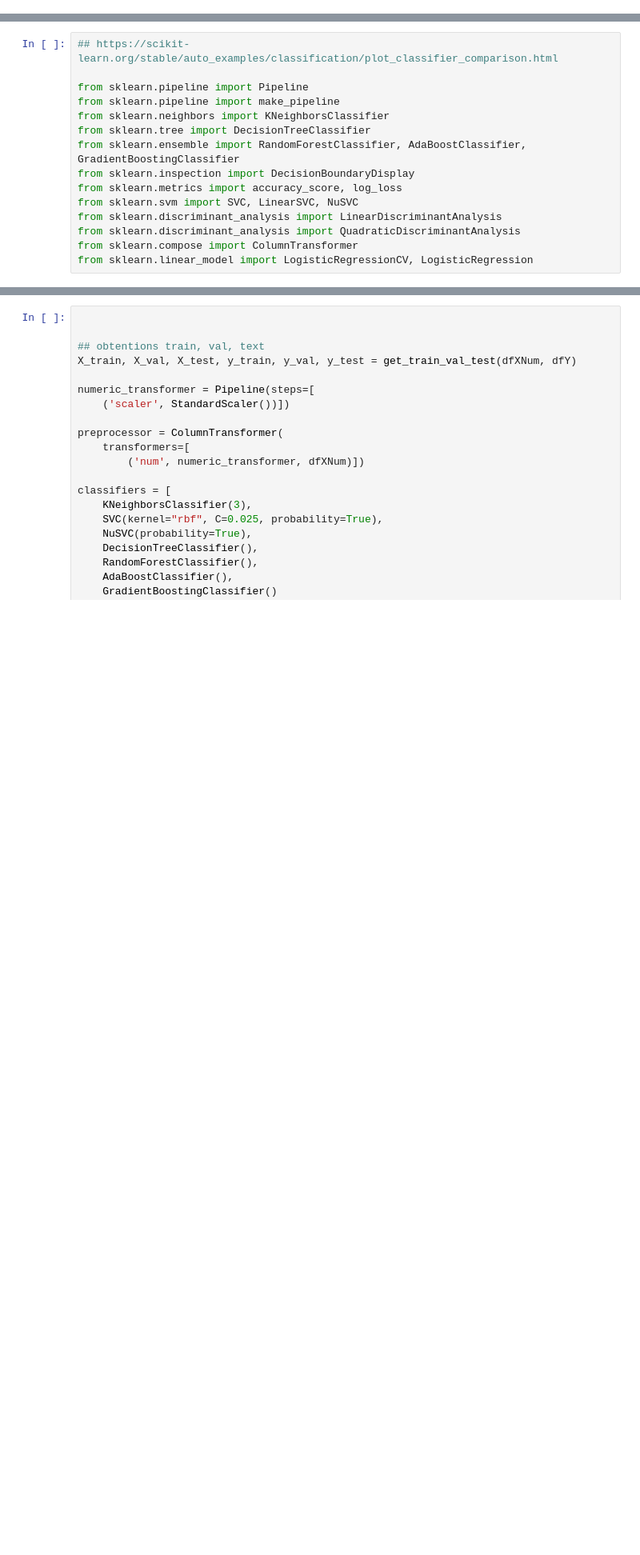
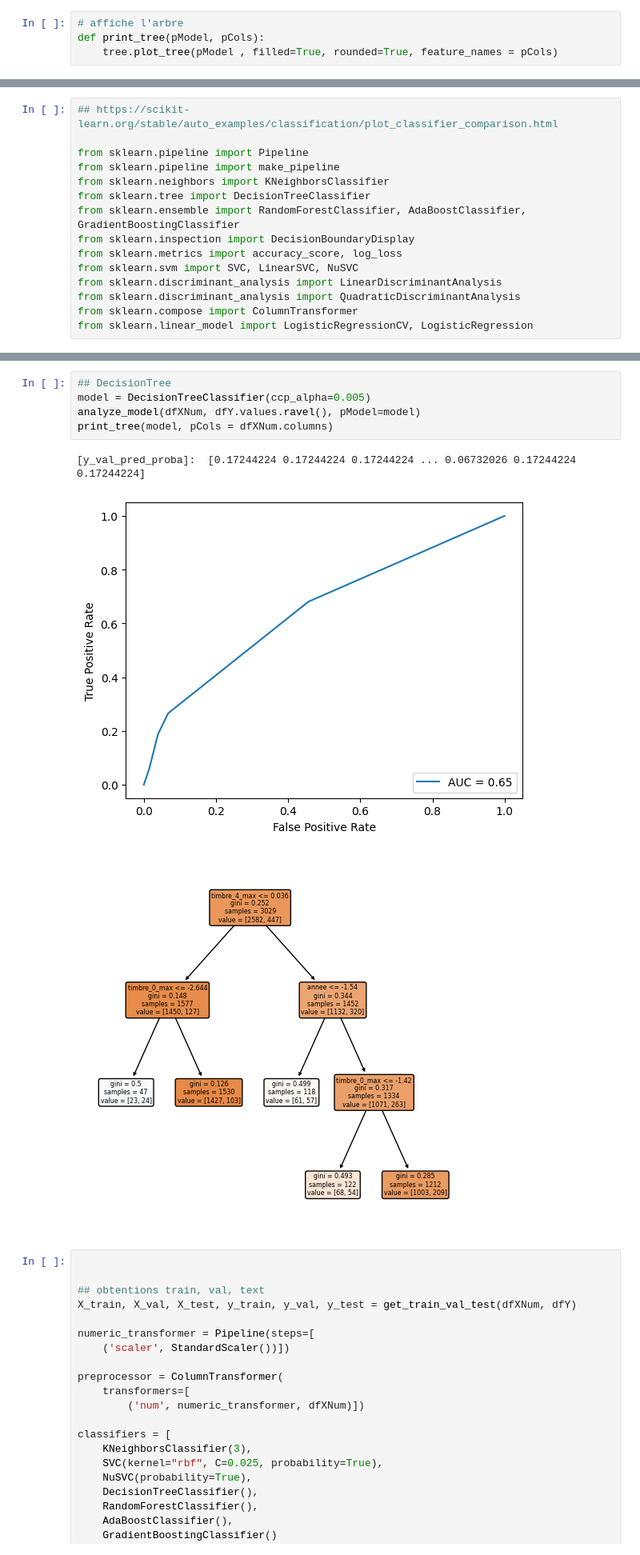
Before and after one commit to rennyatwork/CegepSteFoy_IA, a Jupyter notebook: 05_MachineLearning/TP02/tp02_v04.ipynb, the cells around one changed output, grey strips where cells are left out. Shown at 80% size. Cells and saved outputs as stored; diff of their text form; blank space fills up the shorter version.

```diff
--- a/05_MachineLearning/TP02/tp02_v04.ipynb
+++ b/05_MachineLearning/TP02/tp02_v04.ipynb
@@ -243,6 +245,10 @@ def get_train_val_test(pDfX, pDfY,  pTestSize=0.2):
                                                       , stratify=y_train_0
                                                      )
     return X_train, X_val, X_test, y_train, y_val, y_test
+# %%
+# affiche l'arbre
+def print_tree(pModel, pCols):
+    tree.plot_tree(pModel , filled=True, rounded=True, feature_names = pCols)
 # %%
 ### analyse d'un modèle pModel
 def analyze_model(pDfX, pDfY, pModel, pTestSize=0.2, pThreshold=0.5, pScaler = StandardScaler() ):
@@ -361,3 +368,12 @@ analyze_model(dfXNum, dfY.values.ravel(), pModel=model)
+# %%
+## DecisionTree
+model = DecisionTreeClassifier(ccp_alpha=0.005)
+analyze_model(dfXNum, dfY.values.ravel(), pModel=model)
+print_tree(model, pCols = dfXNum.columns)
+# %% [output]
+[y_val_pred_proba]:  [0.17244224 0.17244224 0.17244224 ... 0.06732026 0.17244224 0.17244224]
+[figure, added]
+[figure, added]
 # %%
 
 
```
Also changed, not shown: parts of 6 cells of this notebook, 1 other file.
